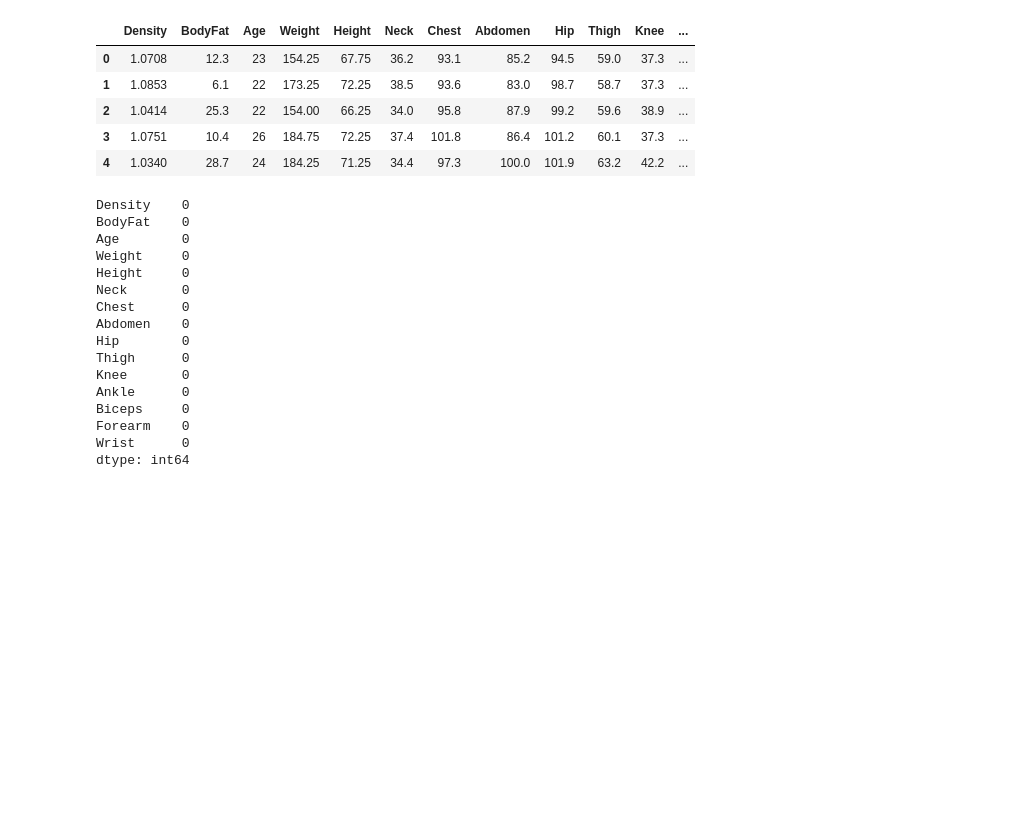
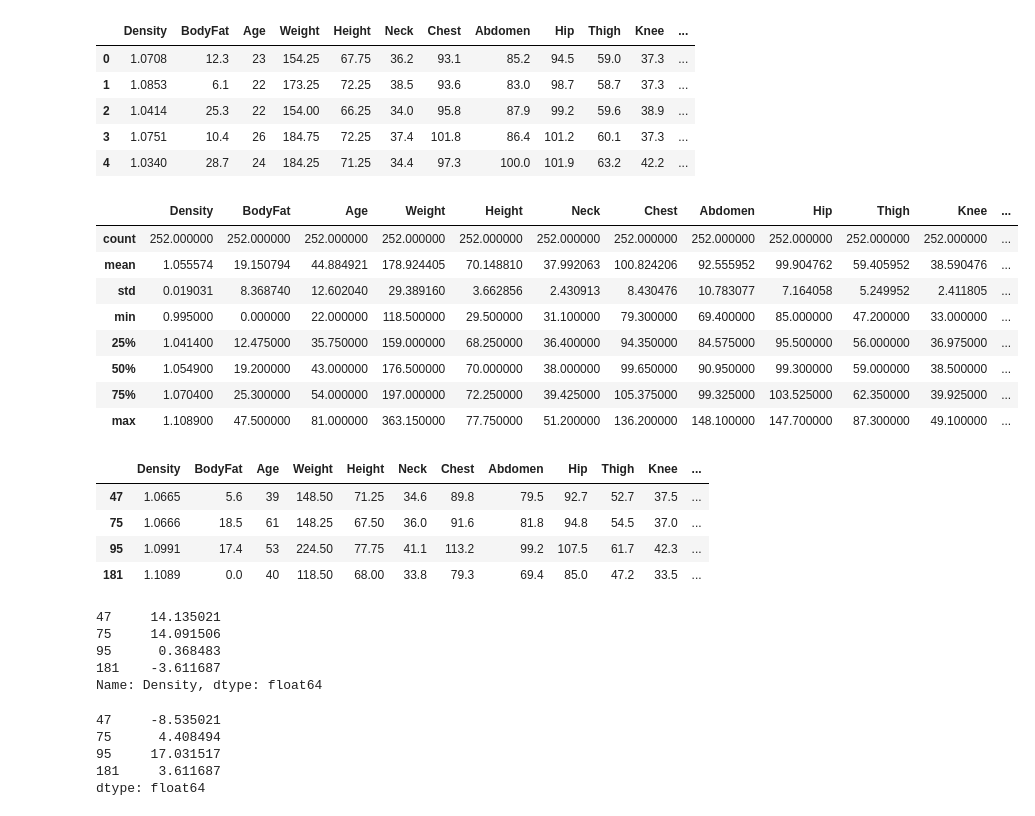
Before and after one commit to Ahmed-Ayari/BodyFat_Prediction, a Jupyter notebook: ML/notebooks/notebooks.ipynb, the cells around one changed output. Drawn from its saved outputs; the diff is of its cells as text; code cells hidden in the pictures; blank space fills up the shorter version.

```diff
--- a/ML/notebooks/notebooks.ipynb
+++ b/ML/notebooks/notebooks.ipynb
@@ -17,21 +14,22 @@ data.head()
 | 3 | 1.0751 | 10.4 | 26 | 184.75 | 72.25 | 37.4 | 101.8 | 86.4 | 101.2 | 60.1 | 37.3 | ... |
 | 4 | 1.0340 | 28.7 | 24 | 184.25 | 71.25 | 34.4 | 97.3 | 100.0 | 101.9 | 63.2 | 42.2 | ... |
 # %%
-data.isnull().sum()
+data.describe()
 # %% [output]
-Density    0
-BodyFat    0
-Age        0
-Weight     0
-Height     0
-Neck       0
-Chest      0
-Abdomen    0
-Hip        0
-Thigh      0
-Knee       0
-Ankle      0
-Biceps     0
-Forearm    0
-Wrist      0
-dtype: int64
+|  | Density | BodyFat | Age | Weight | Height | Neck | Chest | Abdomen | Hip | Thigh | Knee | ... |
+| count | 252.000000 | 252.000000 | 252.000000 | 252.000000 | 252.000000 | 252.000000 | 252.000000 | 252.000000 | 252.000000 | 252.000000 | 252.000000 | ... |
+| mean | 1.055574 | 19.150794 | 44.884921 | 178.924405 | 70.148810 | 37.992063 | 100.824206 | 92.555952 | 99.904762 | 59.405952 | 38.590476 | ... |
+| std | 0.019031 | 8.368740 | 12.602040 | 29.389160 | 3.662856 | 2.430913 | 8.430476 | 10.783077 | 7.164058 | 5.249952 | 2.411805 | ... |
+| min | 0.995000 | 0.000000 | 22.000000 | 118.500000 | 29.500000 | 31.100000 | 79.300000 | 69.400000 | 85.000000 | 47.200000 | 33.000000 | ... |
+| 25% | 1.041400 | 12.475000 | 35.750000 | 159.000000 | 68.250000 | 36.400000 | 94.350000 | 84.575000 | 95.500000 | 56.000000 | 36.975000 | ... |
+| 50% | 1.054900 | 19.200000 | 43.000000 | 176.500000 | 70.000000 | 38.000000 | 99.650000 | 90.950000 | 99.300000 | 59.000000 | 38.500000 | ... |
+| 75% | 1.070400 | 25.300000 | 54.000000 | 197.000000 | 72.250000 | 39.425000 | 105.375000 | 99.325000 | 103.525000 | 62.350000 | 39.925000 | ... |
+| max | 1.108900 | 47.500000 | 81.000000 | 363.150000 | 77.750000 | 51.200000 | 136.200000 | 148.100000 | 147.700000 | 87.300000 | 49.100000 | ... |
+# %%
+data.iloc[[47, 75, 95, 181]]
+# %% [output]
+|  | Density | BodyFat | Age | Weight | Height | Neck | Chest | Abdomen | Hip | Thigh | Knee | ... |
+| 47 | 1.0665 | 5.6 | 39 | 148.50 | 71.25 | 34.6 | 89.8 | 79.5 | 92.7 | 52.7 | 37.5 | ... |
+| 75 | 1.0666 | 18.5 | 61 | 148.25 | 67.50 | 36.0 | 91.6 | 81.8 | 94.8 | 54.5 | 37.0 | ... |
+| 95 | 1.0991 | 17.4 | 53 | 224.50 | 77.75 | 41.1 | 113.2 | 99.2 | 107.5 | 61.7 | 42.3 | ... |
+| 181 | 1.1089 | 0.0 | 40 | 118.50 | 68.00 | 33.8 | 79.3 | 69.4 | 85.0 | 47.2 | 33.5 | ... |
@@ -37,0 +39,18 @@ dtype: int64
+# %%
+bf_check = siri_equation(data['Density'])
+bf_check.iloc[[47, 75, 95, 181]]
+# %% [output]
+47     14.135021
+75     14.091506
+95      0.368483
+181    -3.611687
+Name: Density, dtype: float64
+# %%
+difference = data['BodyFat'] - bf_check
+difference[difference.abs() > 2]
+# %% [output]
+47     -8.535021
+75      4.408494
+95     17.031517
+181     3.611687
+dtype: float64
```
Also changed, not shown: parts of 4 cells of this notebook.
